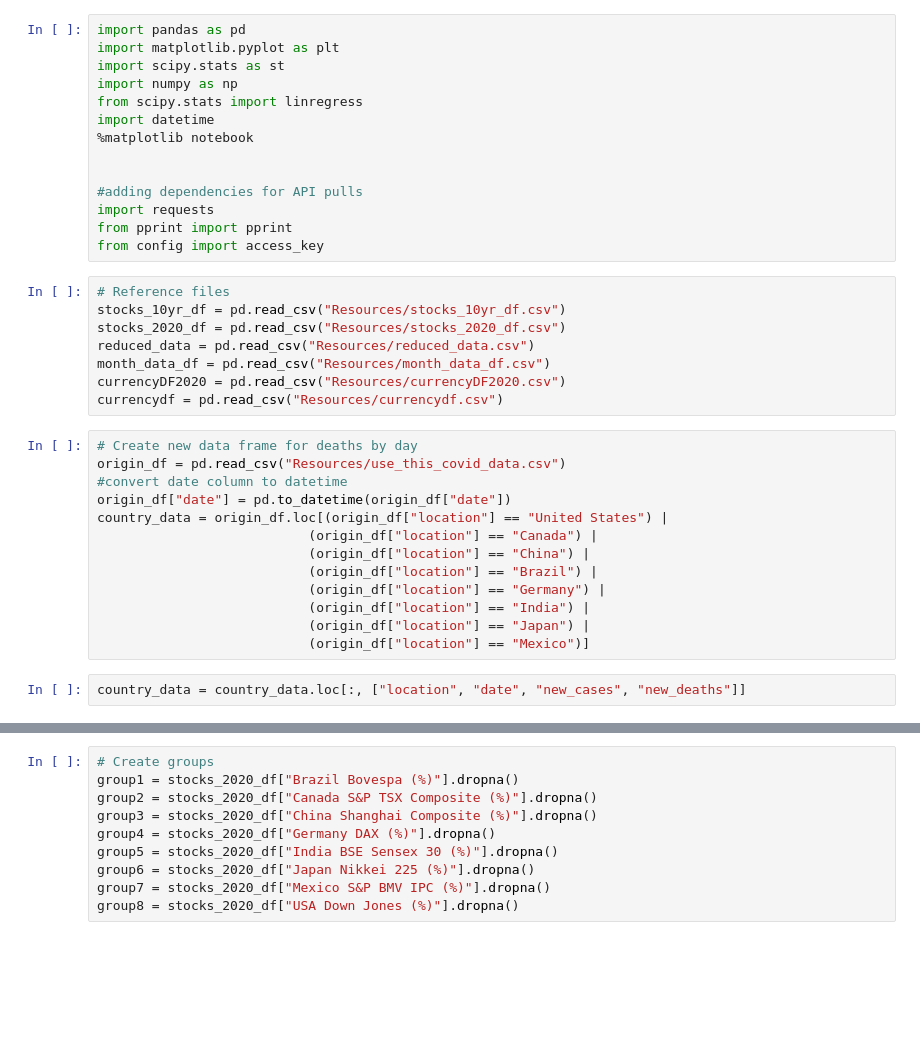
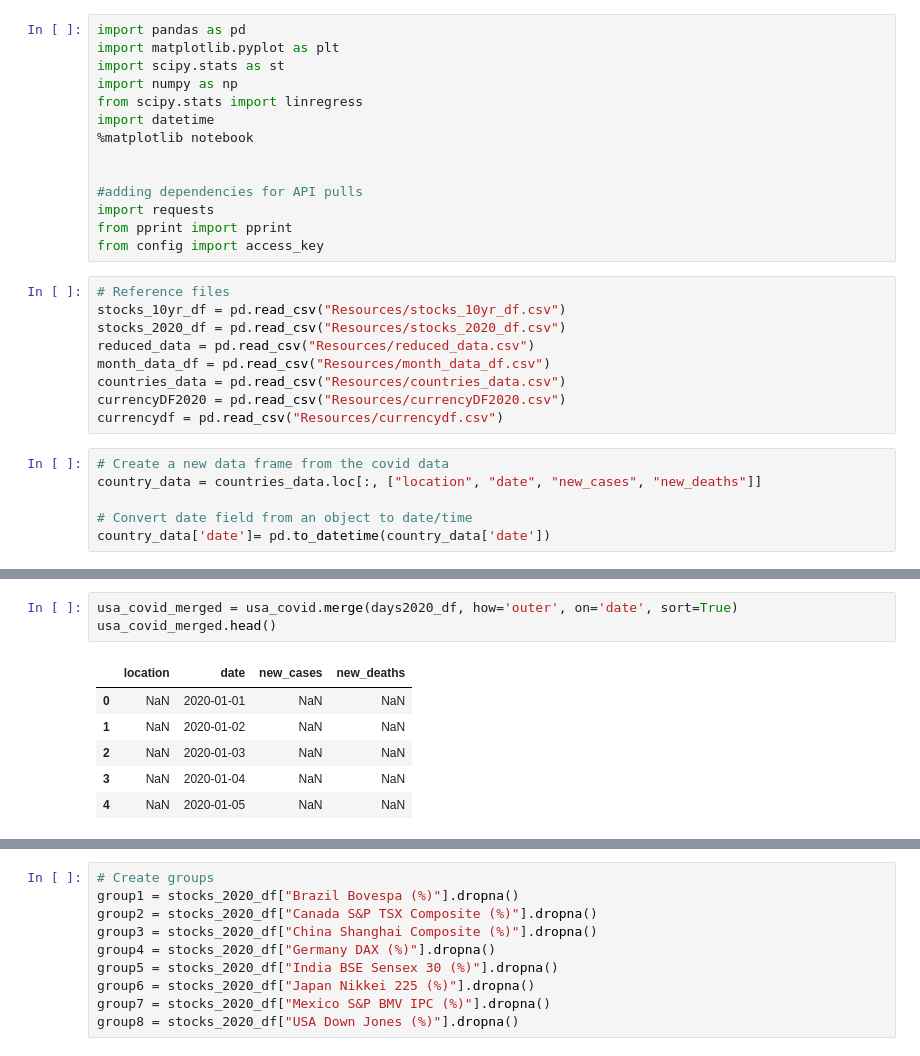
Before and after one commit to Eotanez/project-1, a Jupyter notebook: charts.ipynb, the cells around one changed output, grey strips where cells are left out. Drawn from its saved outputs; the diff is of its cells as text; blank space fills up the shorter version.

```diff
--- a/charts.ipynb
+++ b/charts.ipynb
@@ -18,20 +18,12 @@ stocks_10yr_df = pd.read_csv("Resources/stocks_10yr_df.csv")
 stocks_2020_df = pd.read_csv("Resources/stocks_2020_df.csv")
 reduced_data = pd.read_csv("Resources/reduced_data.csv")
 month_data_df = pd.read_csv("Resources/month_data_df.csv")
+countries_data = pd.read_csv("Resources/countries_data.csv")
 currencyDF2020 = pd.read_csv("Resources/currencyDF2020.csv")
 currencydf = pd.read_csv("Resources/currencydf.csv")
 # %%
-# Create new data frame for deaths by day
-origin_df = pd.read_csv("Resources/use_this_covid_data.csv")
-#convert date column to datetime
-origin_df["date"] = pd.to_datetime(origin_df["date"])
-country_data = origin_df.loc[(origin_df["location"] == "United States") |
-                           (origin_df["location"] == "Canada") |
-                           (origin_df["location"] == "China") |
-                           (origin_df["location"] == "Brazil") |
-                           (origin_df["location"] == "Germany") |
-                           (origin_df["location"] == "India") |
-                           (origin_df["location"] == "Japan") |
-                           (origin_df["location"] == "Mexico")]
+# Create a new data frame from the covid data
+country_data = countries_data.loc[:, ["location", "date", "new_cases", "new_deaths"]]
+
+# Convert date field from an object to date/time
+country_data['date']= pd.to_datetime(country_data['date'])
-# %%
-country_data = country_data.loc[:, ["location", "date", "new_cases", "new_deaths"]]
@@ -55,2 +64,12 @@ usa_covid
+# %%
+usa_covid_merged = usa_covid.merge(days2020_df, how='outer', on='date', sort=True)
+usa_covid_merged.head()
+# %% [output]
+|  | location | date | new_cases | new_deaths |
+| 0 | NaN | 2020-01-01 | NaN | NaN |
+| 1 | NaN | 2020-01-02 | NaN | NaN |
+| 2 | NaN | 2020-01-03 | NaN | NaN |
+| 3 | NaN | 2020-01-04 | NaN | NaN |
+| 4 | NaN | 2020-01-05 | NaN | NaN |
 # %%
 # Define variables
```
Also changed, not shown: parts of 10 cells of this notebook.
